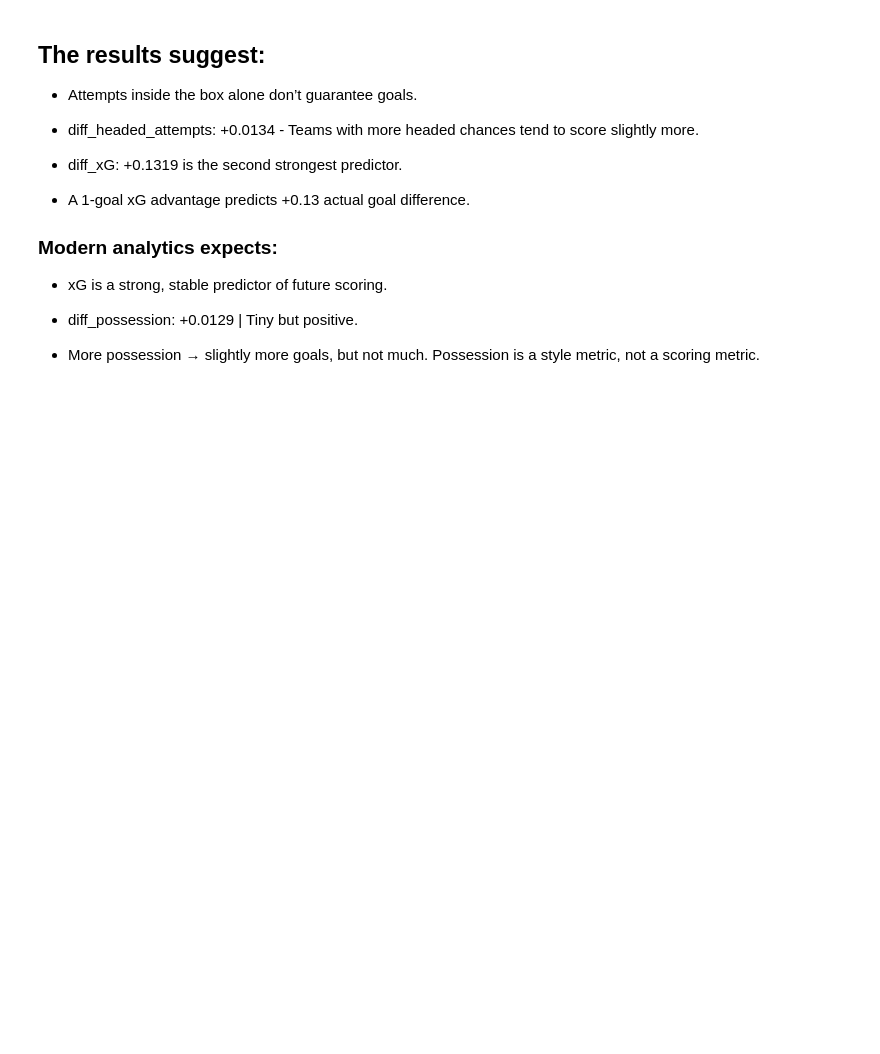
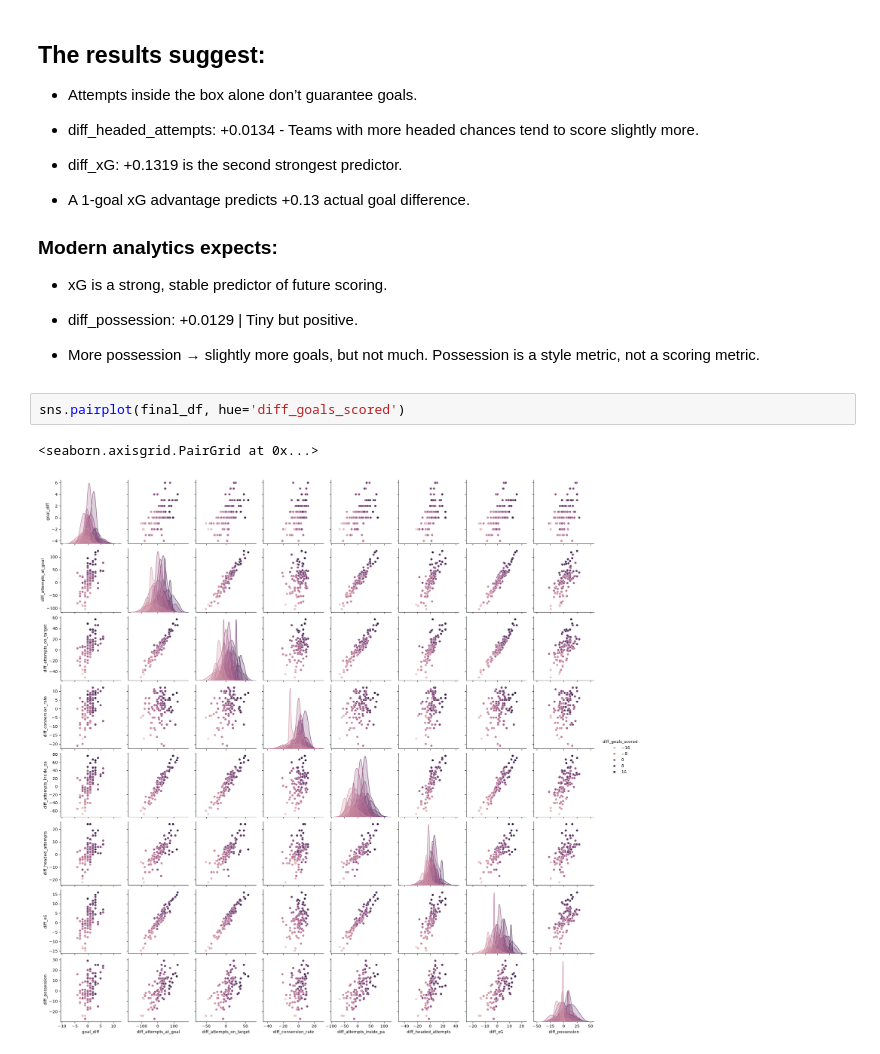
Before and after one commit to DanDooLoo/HIT140_Assessment-2_Group23, a Jupyter notebook: 2_1_LinearRegression.ipynb, the cells around one changed output. Drawn from its saved outputs; the diff is of its cells as text; blank space fills up the shorter version.

Commit message:
pairplot attempted and produced.

```diff
--- a/2_1_LinearRegression.ipynb
+++ b/2_1_LinearRegression.ipynb
@@ -656,3 +658,8 @@ A 10% advantage → +1.5 goals.
 - diff_possession: +0.0129 | Tiny but positive.
 
 - More possession → slightly more goals, but not much. Possession is a style metric, not a scoring metric.
+# %%
+sns.pairplot(final_df, hue='diff_goals_scored')
+# %% [output]
+<seaborn.axisgrid.PairGrid at 0x...>
+[figure, added]
```
Also changed, not shown: parts of 3 cells of this notebook, 1 other file.
